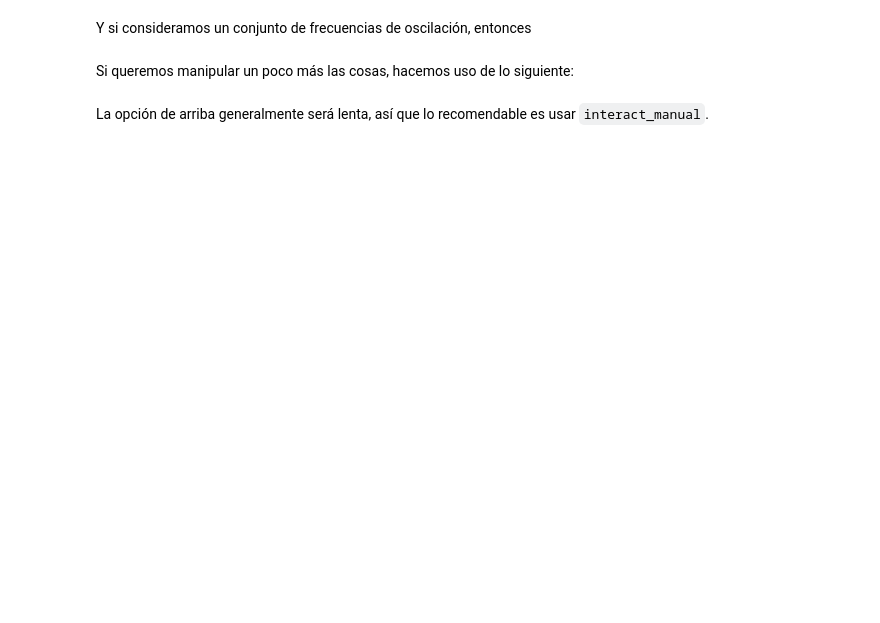
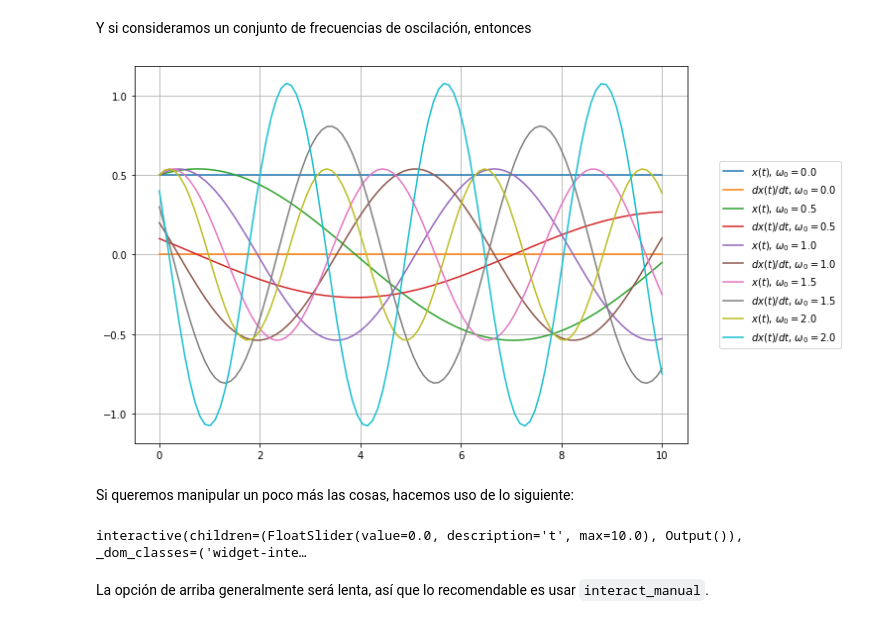
Before and after one commit to ArellanoMCarlos/SimMat2021O_D, a Jupyter notebook: Ecuaciones diferenciales/OsciladorArmonico.ipynb, the cells around one changed output. Drawn from its saved outputs; the diff is of its cells as text; code cells hidden in the pictures; blank space fills up the shorter version.

```diff
--- a/Ecuaciones diferenciales/OsciladorArmonico.ipynb
+++ b/Ecuaciones diferenciales/OsciladorArmonico.ipynb
@@ -66,4 +89,15 @@ v(t) = \frac{dx(t)}{dt} = \omega_{0}[- A \sin(\omega_{0} t) + B\cos(\omega_{0}t)
 # %% [markdown]
 Y si consideramos un conjunto de frecuencias de oscilación, entonces
+# %%
+W=np.linspace(0,2,5)
+
+plt.figure(figsize=(10,7))
+for w0 in W:
+    plt.plot(t,x(t,w0),label='$x(t)$, $\omega_0=$'+str(w0))
+    plt.plot(t,v(t,w0),label='$dx(t)/dt$, $\omega_0=$'+str(w0))
+plt.legend(loc='center left', bbox_to_anchor=(1.05,0.5))
+plt.grid()
+# %% [output]
+[figure, added]
 # %% [markdown]
 Si queremos manipular un poco más las cosas, hacemos uso de lo siguiente:
@@ -70,2 +108,18 @@ Si queremos manipular un poco más las cosas, hacemos uso de lo siguiente:
+# %%
+w0=1.0
+@interact(t=(0,10,0.1))
+def grafica(t=0):
+    pos=x(t,w0)
+
+    fig=plt.figure()
+    ax=fig.add_subplot(1,1,1)
+    ax.plot(pos,0,'sk',ms=40)
+    ax.plot([-1,1],[-0.1,-0.1],'k',lw=4)
+    plt.xlim([-1,1])
+    plt.ylim(-0.5,0.5)
+
+#interact(grafica,t=(0,10,0.1))
+# %% [output]
+interactive(children=(FloatSlider(value=0.0, description='t', max=10.0), Output()), _dom_classes=('widget-inte…
 # %% [markdown]
 La opción de arriba generalmente será lenta, así que lo recomendable es usar `interact_manual`.
```
Also changed, not shown: parts of 8 cells of this notebook, 1 other file.
